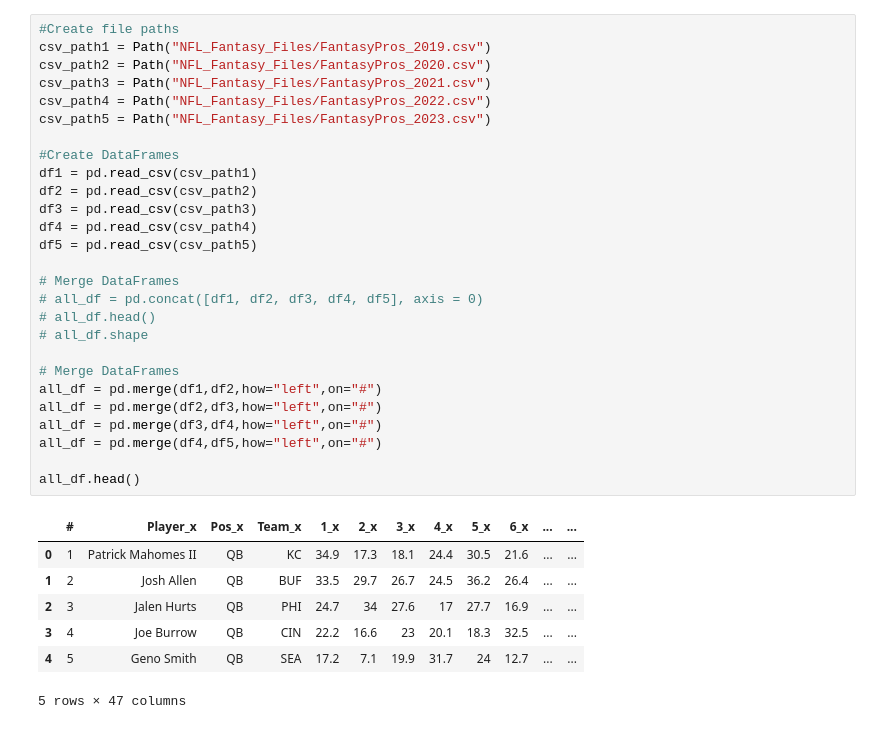
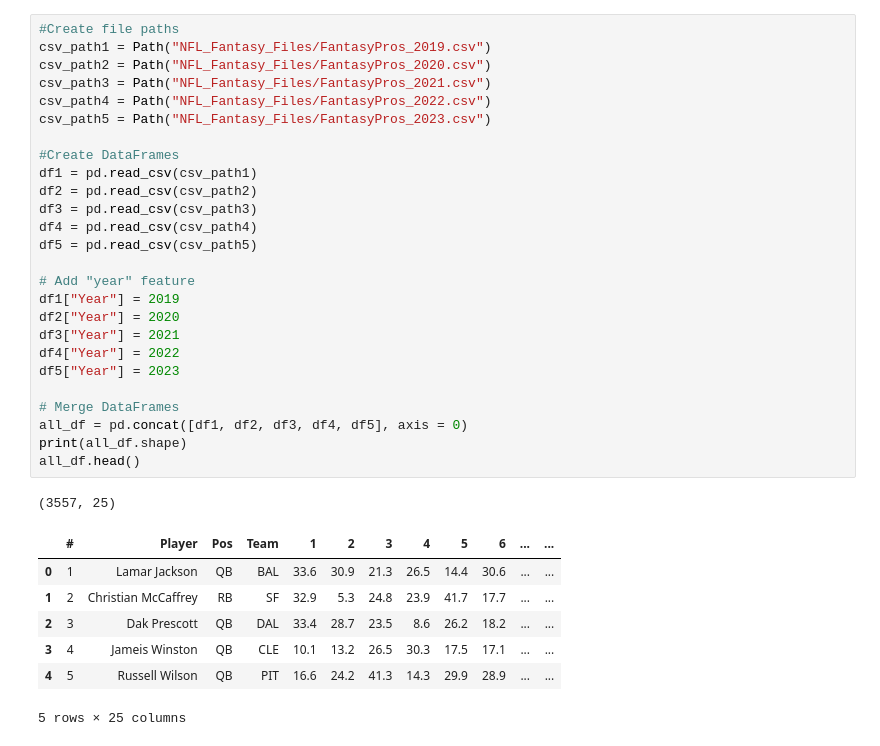
Before and after one commit to Gwilson337/Project-4, a Jupyter notebook: FinalProject/ETL.ipynb, the cells around one changed output. Drawn from its saved outputs; the diff is of its cells as text.

Commit message:
merged dataframes, cleaned dataframes, reduced dataframe to necessary columns, built ML model

```diff
--- a/FinalProject/ETL.ipynb
+++ b/FinalProject/ETL.ipynb
@@ -12,35 +10,35 @@ from sklearn.preprocessing import StandardScaler
 # %%
 #Create file paths
 csv_path1 = Path("NFL_Fantasy_Files/FantasyPros_2019.csv")
 csv_path2 = Path("NFL_Fantasy_Files/FantasyPros_2020.csv")
 csv_path3 = Path("NFL_Fantasy_Files/FantasyPros_2021.csv")
 csv_path4 = Path("NFL_Fantasy_Files/FantasyPros_2022.csv")
 csv_path5 = Path("NFL_Fantasy_Files/FantasyPros_2023.csv")
 
 #Create DataFrames
 df1 = pd.read_csv(csv_path1)
 df2 = pd.read_csv(csv_path2)
 df3 = pd.read_csv(csv_path3)
 df4 = pd.read_csv(csv_path4)
 df5 = pd.read_csv(csv_path5)
 
-# Merge DataFrames
-# all_df = pd.concat([df1, df2, df3, df4, df5], axis = 0)
-# all_df.head()
-# all_df.shape
+# Add "year" feature
+df1["Year"] = 2019
+df2["Year"] = 2020
+df3["Year"] = 2021
+df4["Year"] = 2022
+df5["Year"] = 2023
 
 # Merge DataFrames
-all_df = pd.merge(df1,df2,how="left",on="#")
-all_df = pd.merge(df2,df3,how="left",on="#")
-all_df = pd.merge(df3,df4,how="left",on="#")
-all_df = pd.merge(df4,df5,how="left",on="#")
-
+all_df = pd.concat([df1, df2, df3, df4, df5], axis = 0)
+print(all_df.shape)
 all_df.head()
 # %% [output]
+(3557, 25)
-|  | # | Player_x | Pos_x | Team_x | 1_x | 2_x | 3_x | 4_x | 5_x | 6_x | ... | ... |
-| 0 | 1 | Patrick Mahomes II | QB | KC | 34.9 | 17.3 | 18.1 | 24.4 | 30.5 | 21.6 | ... | ... |
-| 1 | 2 | Josh Allen | QB | BUF | 33.5 | 29.7 | 26.7 | 24.5 | 36.2 | 26.4 | ... | ... |
-| 2 | 3 | Jalen Hurts | QB | PHI | 24.7 | 34 | 27.6 | 17 | 27.7 | 16.9 | ... | ... |
-| 3 | 4 | Joe Burrow | QB | CIN | 22.2 | 16.6 | 23 | 20.1 | 18.3 | 32.5 | ... | ... |
-| 4 | 5 | Geno Smith | QB | SEA | 17.2 | 7.1 | 19.9 | 31.7 | 24 | 12.7 | ... | ... |
+|  | # | Player | Pos | Team | 1 | 2 | 3 | 4 | 5 | 6 | ... | ... |
+| 0 | 1 | Lamar Jackson | QB | BAL | 33.6 | 30.9 | 21.3 | 26.5 | 14.4 | 30.6 | ... | ... |
+| 1 | 2 | Christian McCaffrey | RB | SF | 32.9 | 5.3 | 24.8 | 23.9 | 41.7 | 17.7 | ... | ... |
+| 2 | 3 | Dak Prescott | QB | DAL | 33.4 | 28.7 | 23.5 | 8.6 | 26.2 | 18.2 | ... | ... |
+| 3 | 4 | Jameis Winston | QB | CLE | 10.1 | 13.2 | 26.5 | 30.3 | 17.5 | 17.1 | ... | ... |
+| 4 | 5 | Russell Wilson | QB | PIT | 16.6 | 24.2 | 41.3 | 14.3 | 29.9 | 28.9 | ... | ... |
-5 rows × 47 columns
+5 rows × 25 columns
```
Also changed, not shown: parts of 29 cells of this notebook, 2 other files.
